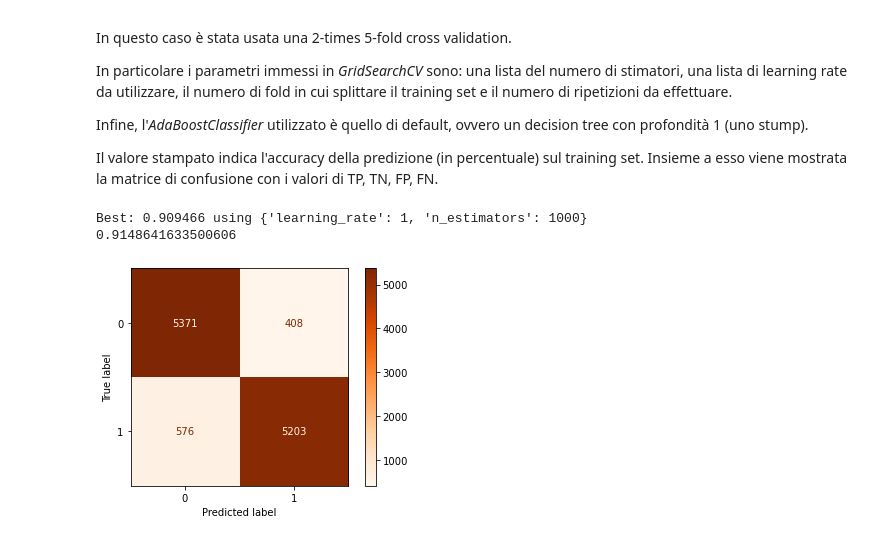
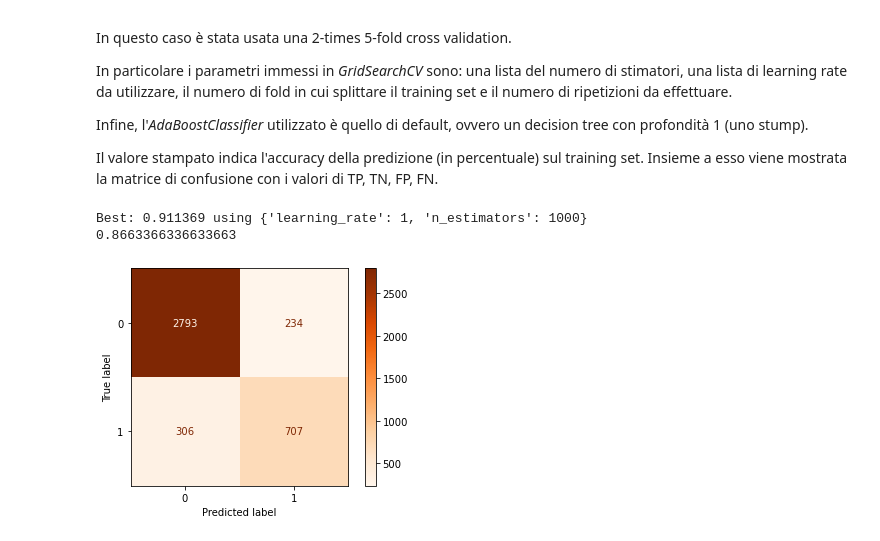
Before and after one commit to tizianotaglienti/mobdproject, a Jupyter notebook: mobdproject.ipynb, the cells around one changed output. Cells and saved outputs as stored; diff of their text form; code cells hidden in the pictures.

```diff
--- a/mobdproject.ipynb
+++ b/mobdproject.ipynb
@@ -42,5 +42,5 @@ from sklearn.model_selection import RepeatedStratifiedKFold
 
 # Lettura dataset e test set
 data = pd.read_csv("train.csv", sep = ",")
-test = pd.read_csv("test_set.csv", sep = ";")
+test = pd.read_csv("test_set.csv", sep = ",")
 data.head()
@@ -392,8 +393,8 @@ x_train_notnan, y_train = smote.fit_resample(x_train_notnan, y_train)
 print(x_train_notnan.shape, y_train.shape)
 print(x_train_notnan)
 
-smote = SMOTE(random_state = 0, sampling_strategy = 'not majority', k_neighbors = 10, n_jobs = -1)
-x_test_notnan, y_test = smote.fit_resample(x_test_notnan, y_test)
-print(x_test_notnan.shape, y_test.shape)
-print(x_test_notnan)
+# smote = SMOTE(random_state = 0, sampling_strategy = 'not majority', k_neighbors = 10, n_jobs = -1)
+# x_test_notnan, y_test = smote.fit_resample(x_test_notnan, y_test)
+# print(x_test_notnan.shape, y_test.shape)
+# print(x_test_notnan)
 # %% [output]
@@ -492,35 +490,37 @@ Il valore stampato indica l'accuracy della predizione (in percentuale) sul train
 # %%
 from sklearn.ensemble import AdaBoostClassifier
 
 classifierADA = AdaBoostClassifier()
 
 grid = dict()
-grid['n_estimators'] = [40, 200, 1000]
-grid['learning_rate'] = [.001, .01, .1, 1]
+# grid['n_estimators'] = [40, 200, 1000]
+# grid['learning_rate'] = [.001, .01, .1, 1]
+grid['n_estimators'] = [1000]
+grid['learning_rate'] = [1]
 
 # define the evaluation procedure
-cv = RepeatedStratifiedKFold(n_splits = 5, n_repeats = 2, random_state = 1)
+cv = RepeatedStratifiedKFold(n_splits = 10, n_repeats = 3, random_state = 1)
 
 # define the grid search procedure
 grid_search = GridSearchCV(estimator = classifierADA, param_grid = grid, n_jobs = -1, cv = cv, scoring = 'accuracy')
 
 # execute the grid search
 grid_fit = grid_search.fit(x_train_scaled, y_train)
 
 # execute the grid search
 y_pred_rf = grid_search.predict(x_test_scaled)
 
 # summarize the best score and configuration
 print("Best: %f using %s" % (grid_fit.best_score_ , grid_fit.best_params_))
 
 CM_ADA = confusion_matrix(y_test, y_pred_rf)
 PercADA = (CM_ADA[0,0]+CM_ADA[1,1])/CM_ADA.sum()
 
 cmd = ConfusionMatrixDisplay(CM_ADA)
 cmd.plot(cmap = "Oranges")
 
 print(PercADA)
 # %% [output]
-Best: 0.909466 using {'learning_rate': 1, 'n_estimators': 1000}
-0.9148641633500606
+Best: 0.911369 using {'learning_rate': 1, 'n_estimators': 1000}
+0.8663366336633663
-[figure, old version]
+[figure, new version]
```
Also changed, not shown: parts of 20 cells of this notebook, 4 other files.
